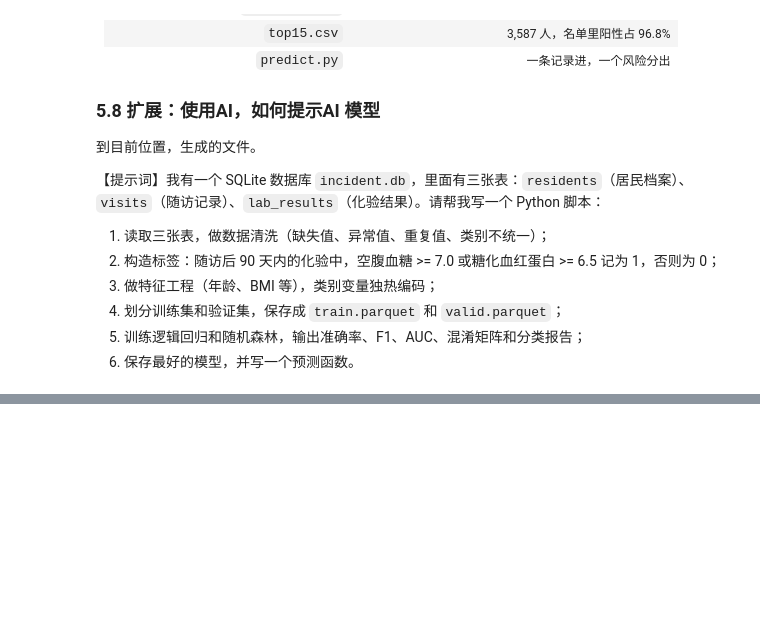
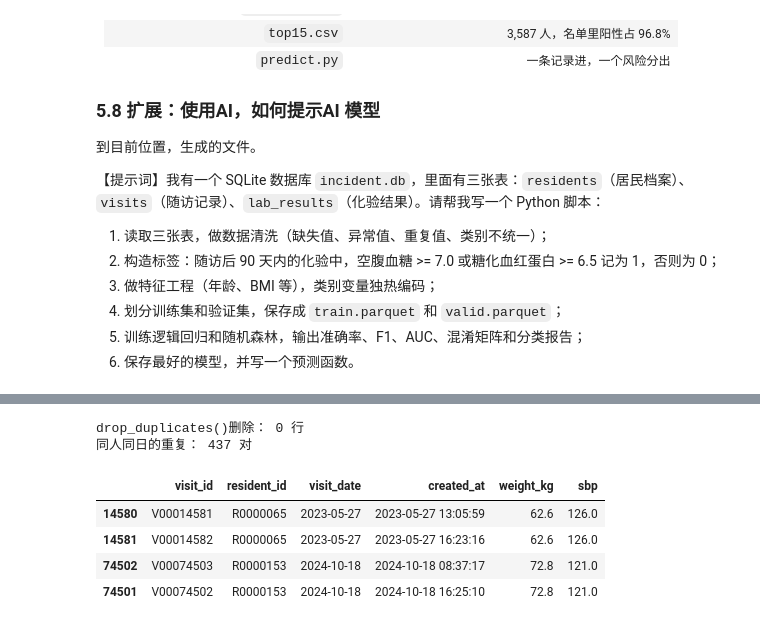
Before and after one commit to LXK-lxk-0218/Community-diabetes-risk-screening, a Jupyter notebook: notebooks/第0阶段.ipynb, the cells around one changed output, grey strips where cells are left out. Saved outputs shown, nothing was run; the diff lists cells and outputs as text; code cells hidden in the pictures; blank space fills up the shorter version.

```diff
--- a/notebooks/第0阶段.ipynb
+++ b/notebooks/第0阶段.ipynb
@@ -628,0 +934,21 @@ print('best',best)
+# %%
+# 拼接【居民ID + 竖线分隔 + 随访日期（只保留年月日）】，生成“某人某一天”的唯一标识key
+# 用来识别同一个人同一天有多条随访记录
+day_key = visits['resident_id'] + '|' + visits['visit_date'].dt.strftime('%Y-%m-%d')
+# 直接用drop_duplicates()默认去重：整行完全一模一样才算重复
+print('drop_duplicates()删除：',len(visits) - len(visits.drop_duplicates()),'行')
+
+# 判断day_key是否重复，统计有多少组【同一个人同一天】的重复记录
+print('同人同日的重复：',day_key.duplicated().sum(),'对')
+# 筛选出所有属于“同人同日重复”的记录，并且按居民id、提交时间created_at排序
+dup = visits[day_key.isin(day_key[day_key.duplicated()])].sort_values(['resident_id','created_at'])
+# 只展示重复记录里关心的几个字段，输出前4条看样例
+dup[['visit_id','resident_id','visit_date','created_at','weight_kg','sbp']].head(4)
+# %% [output]
+drop_duplicates()删除： 0 行
+同人同日的重复： 437 对
+|  | visit_id | resident_id | visit_date | created_at | weight_kg | sbp |
+| 14580 | V00014581 | R0000065 | 2023-05-27 | 2023-05-27 13:05:59 | 62.6 | 126.0 |
+| 14581 | V00014582 | R0000065 | 2023-05-27 | 2023-05-27 16:23:16 | 62.6 | 126.0 |
+| 74502 | V00074503 | R0000153 | 2024-10-18 | 2024-10-18 08:37:17 | 72.8 | 121.0 |
+| 74501 | V00074502 | R0000153 | 2024-10-18 | 2024-10-18 16:25:10 | 72.8 | 121.0 |
```
Also changed, not shown: parts of 19 cells of this notebook.
